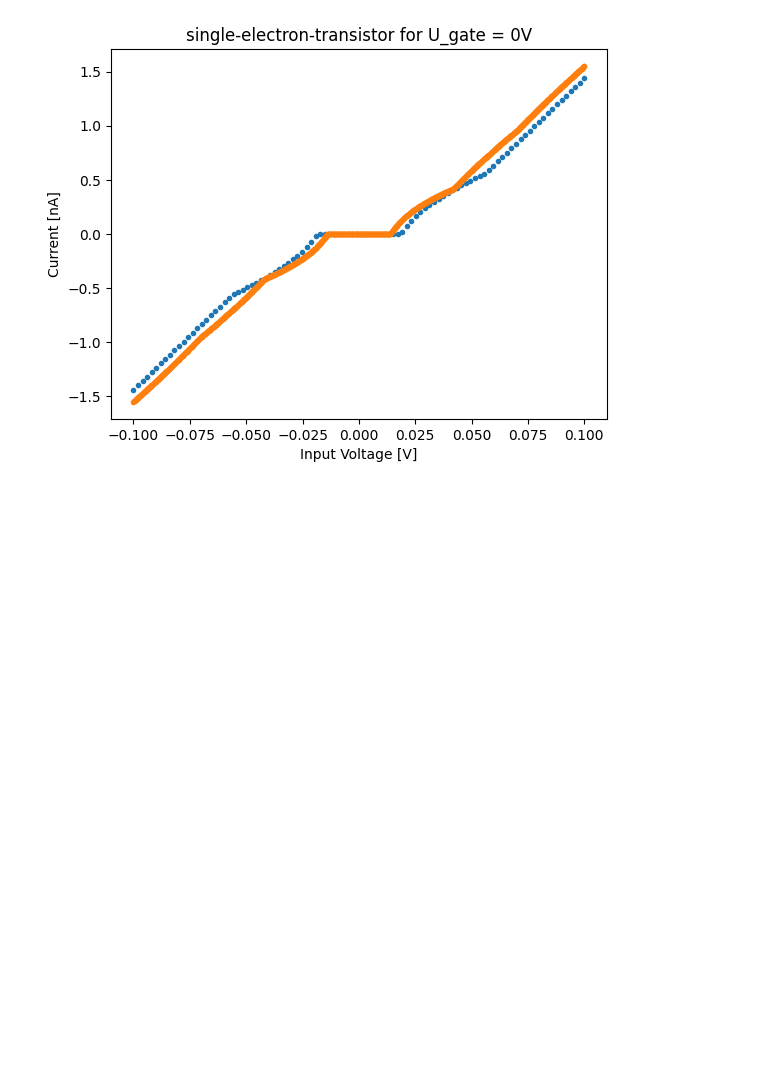
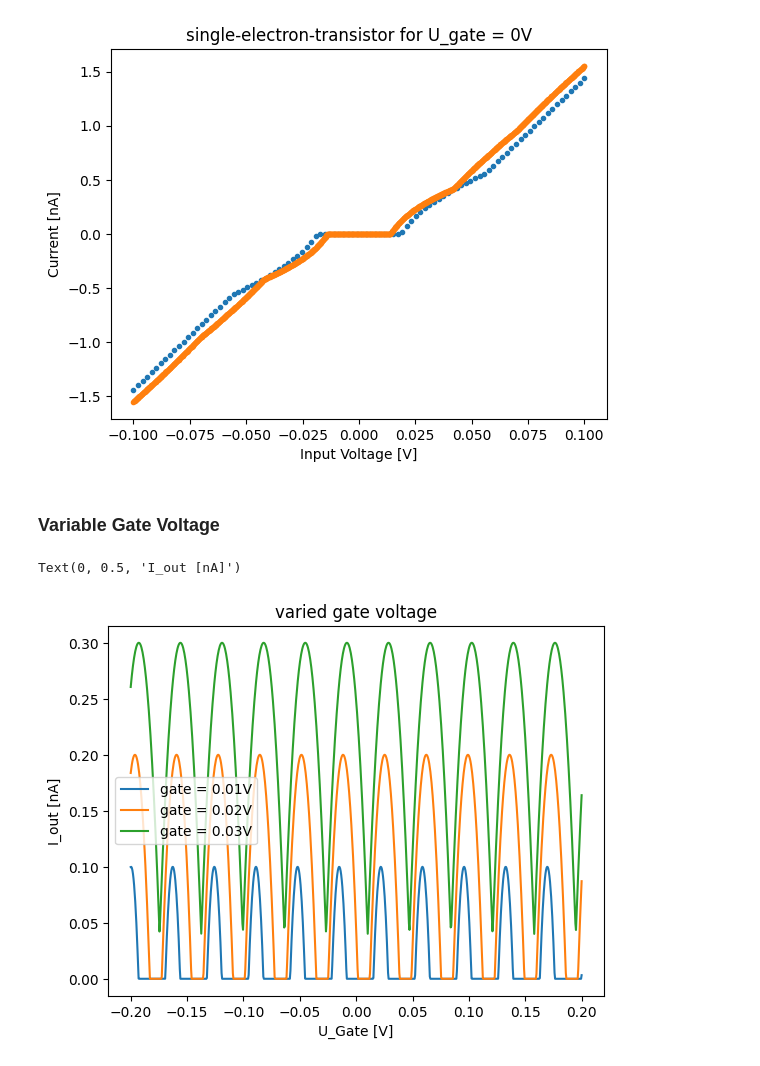
Before and after one commit to evanwonisch/NanoNetsMF, a Jupyter notebook: run/single_electron_transistor.ipynb, the cells around one changed output. Saved outputs shown, nothing was run; the diff lists cells and outputs as text; code cells hidden in the pictures; blank space fills up the shorter version.

```diff
--- a/run/single_electron_transistor.ipynb
+++ b/run/single_electron_transistor.ipynb
@@ -35,3 +37,34 @@ plt.title("single-electron-transistor for U_gate = 0V")
 # %% [output]
 Text(0.5, 1.0, 'single-electron-transistor for U_gate = 0V')
 [figure]
+# %% [markdown]
+### Variable Gate Voltage
+# %%
+net = Network(1,1,1,[[0,0,0],[0,0,0]])
+mf = MeanField(net)
+# %%
+Us = np.linspace(-0.2, 0.2, 800)
+Is1 = np.zeros(800)
+Is2 = np.zeros(800)
+Is3 = np.zeros(800)
+
+for i, U in enumerate(Us):
+    net.set_voltage_config([0.01, 0], U)
+    Is1[i] = -mf.calc_expected_electrode_current(mf.confidence_based_solve(eps = 1e-7), 1) * CONST.electron_charge
+
+    net.set_voltage_config([0.02, 0], U)
+    Is2[i] = -mf.calc_expected_electrode_current(mf.confidence_based_solve(eps = 1e-7), 1) * CONST.electron_charge
+
+    net.set_voltage_config([0.03, 0], U)
+    Is3[i] = -mf.calc_expected_electrode_current(mf.confidence_based_solve(eps = 1e-7), 1) * CONST.electron_charge
+# %%
+plt.plot(Us, Is1, label = "gate = 0.01V")
+plt.plot(Us, Is2, label = "gate = 0.02V")
+plt.plot(Us, Is3, label = "gate = 0.03V")
+plt.title("varied gate voltage")
+plt.legend()
+plt.xlabel("U_Gate [V]")
+plt.ylabel("I_out [nA]")
+# %% [output]
+Text(0, 0.5, 'I_out [nA]')
+[figure, added]
```
Also changed, not shown: parts of 1 cell of this notebook, 6 other files.
